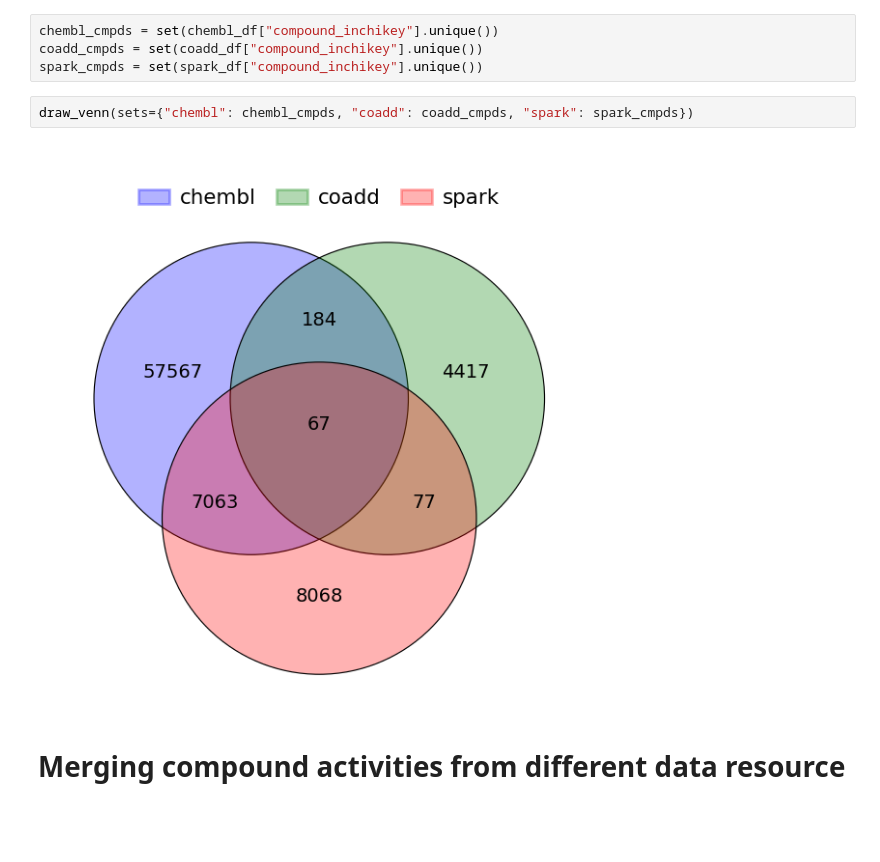
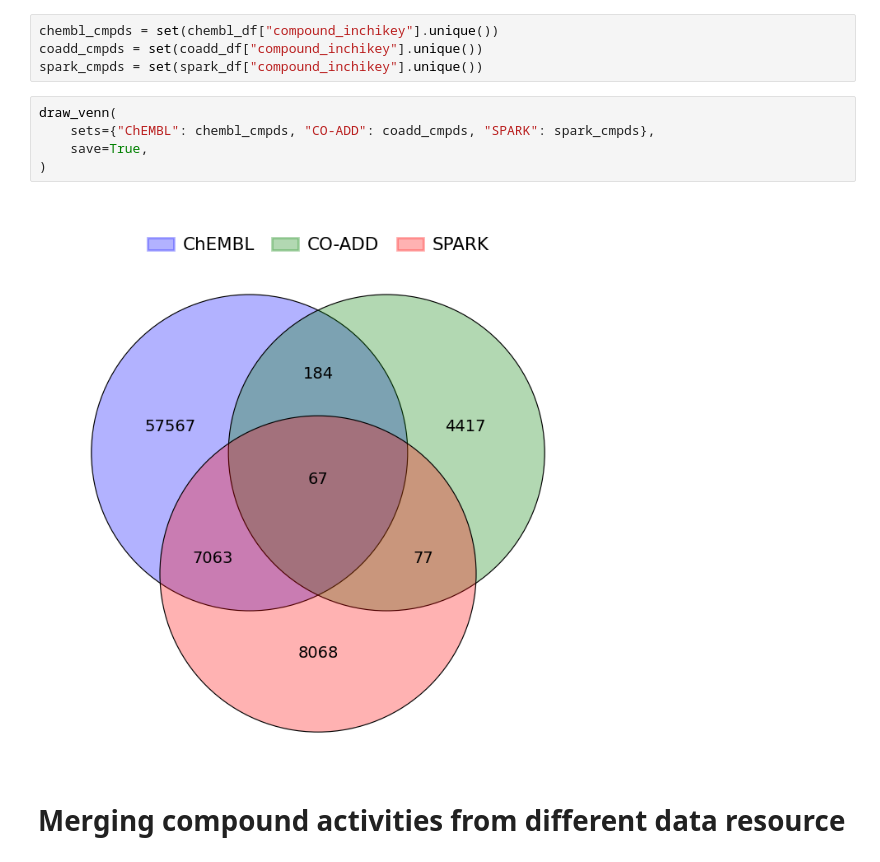
Before and after one commit to IMI-COMBINE/broad_spectrum_prediction, a Jupyter notebook: src/0_eda_analysis.ipynb, the cells around one changed output. Drawn from its saved outputs; the diff is of its cells as text; blank space fills up the shorter version.

```diff
--- a/src/0_eda_analysis.ipynb
+++ b/src/0_eda_analysis.ipynb
@@ -44,9 +43,12 @@ chembl_cmpds = set(chembl_df["compound_inchikey"].unique())
 coadd_cmpds = set(coadd_df["compound_inchikey"].unique())
 spark_cmpds = set(spark_df["compound_inchikey"].unique())
 # %%
-draw_venn(sets={"chembl": chembl_cmpds, "coadd": coadd_cmpds, "spark": spark_cmpds})
+draw_venn(
+    sets={"ChEMBL": chembl_cmpds, "CO-ADD": coadd_cmpds, "SPARK": spark_cmpds},
+    save=True,
+)
 # %% [output]
-[figure, old version]
+[figure, new version]
 # %% [markdown]
 # Merging compound activities from different data resource
 # %%
```
Also changed, not shown: parts of 5 cells of this notebook.
